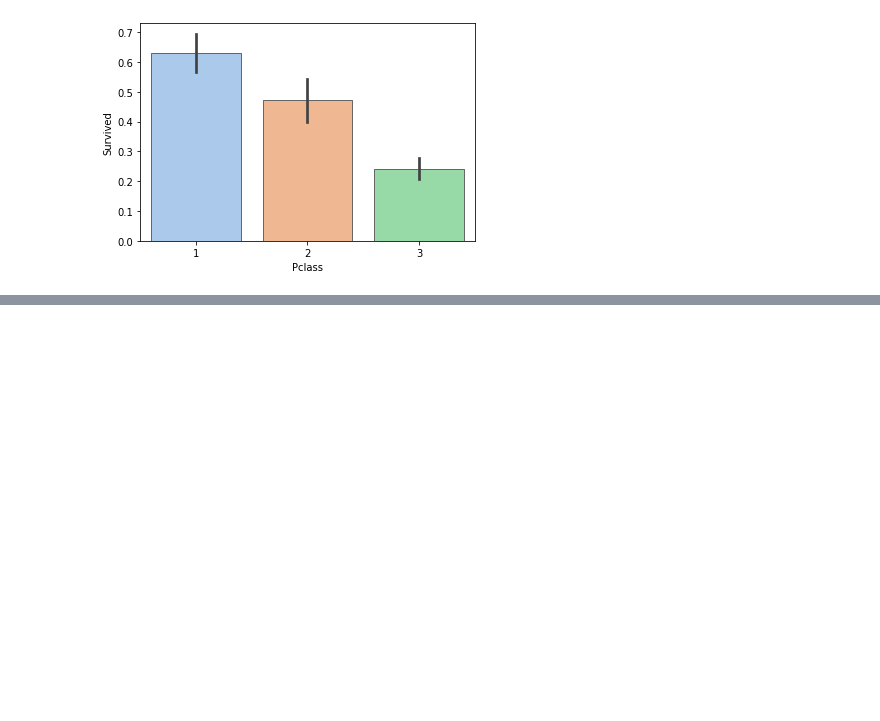
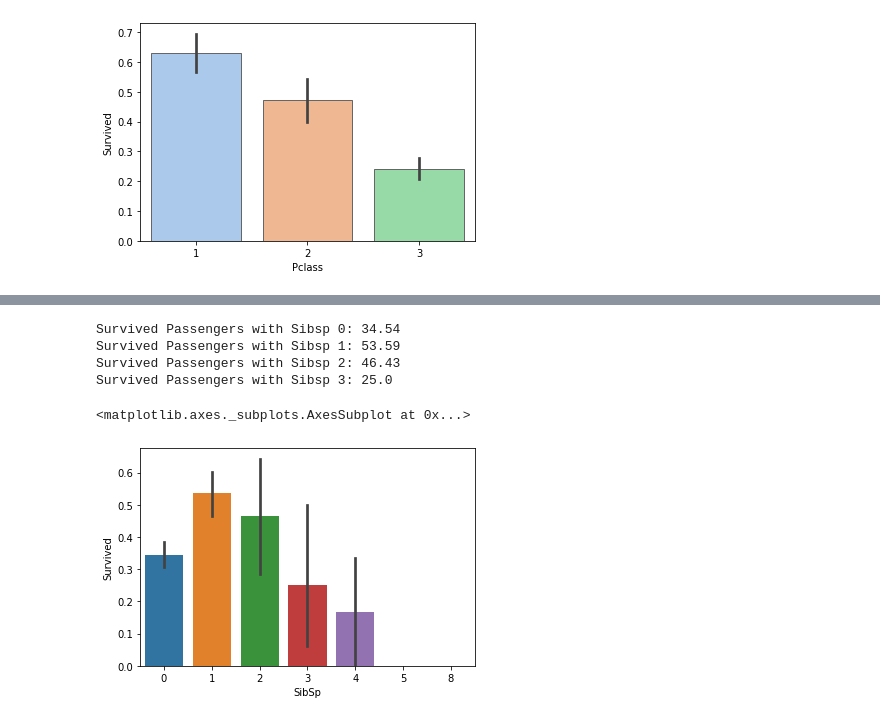
Before and after one commit to lkarjun/Titanic, a Jupyter notebook: logistic.ipynb, the cells around one changed output, grey strips where cells are left out. Cells and saved outputs as stored; diff of their text form; code cells hidden in the pictures; blank space fills up the shorter version.

```diff
--- a/logistic.ipynb
+++ b/logistic.ipynb
@@ -101,0 +111,14 @@ sns.barplot(data=df, x='Pclass', y='Survived', palette='pastel', edgecolor='.4')
+# %%
+print(f"Survived Passengers with Sibsp 0: {round(df.Survived[df.SibSp==0].value_counts(normalize=True)[1] * 100, 2)}")
+print(f"Survived Passengers with Sibsp 1: {round(df.Survived[df.SibSp==1].value_counts(normalize=True)[1] * 100, 2)}")
+print(f"Survived Passengers with Sibsp 2: {round(df.Survived[df.SibSp==2].value_counts(normalize=True)[1] * 100, 2)}")
+print(f"Survived Passengers with Sibsp 3: {round(df.Survived[df.SibSp==3].value_counts(normalize=True)[1] * 100, 2)}")
+
+sns.barplot(y ='Survived', x = 'SibSp', data = df)
+# %% [output]
+Survived Passengers with Sibsp 0: 34.54
+Survived Passengers with Sibsp 1: 53.59
+Survived Passengers with Sibsp 2: 46.43
+Survived Passengers with Sibsp 3: 25.0
+<matplotlib.axes._subplots.AxesSubplot at 0x...>
+[figure, added]
```
Also changed, not shown: parts of 5 cells of this notebook.
